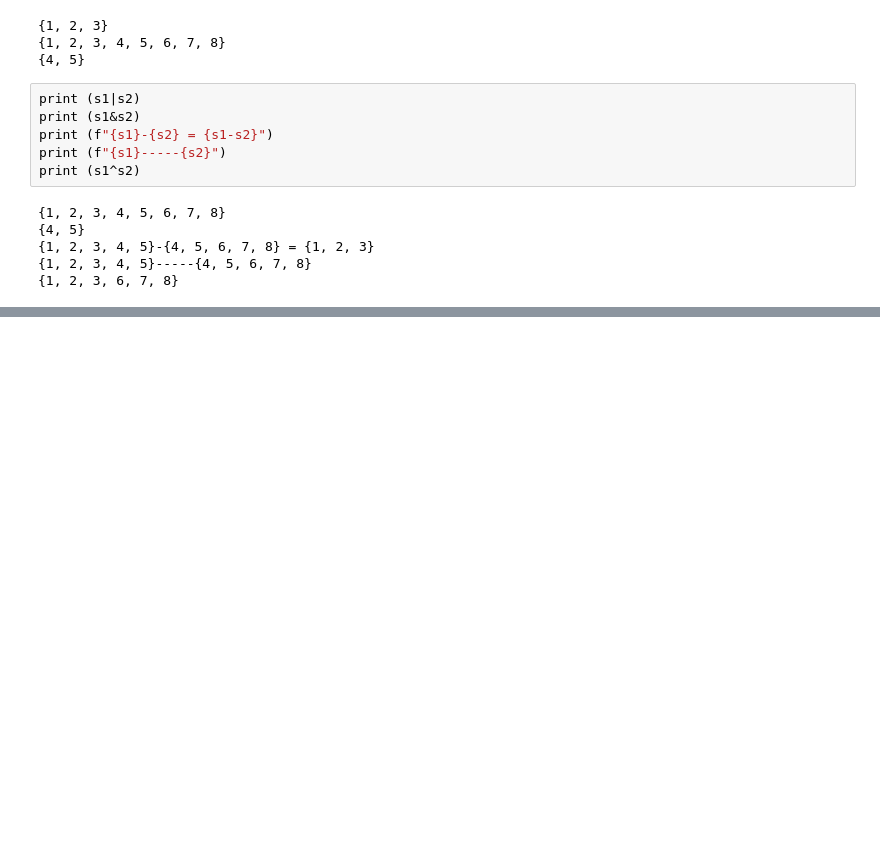
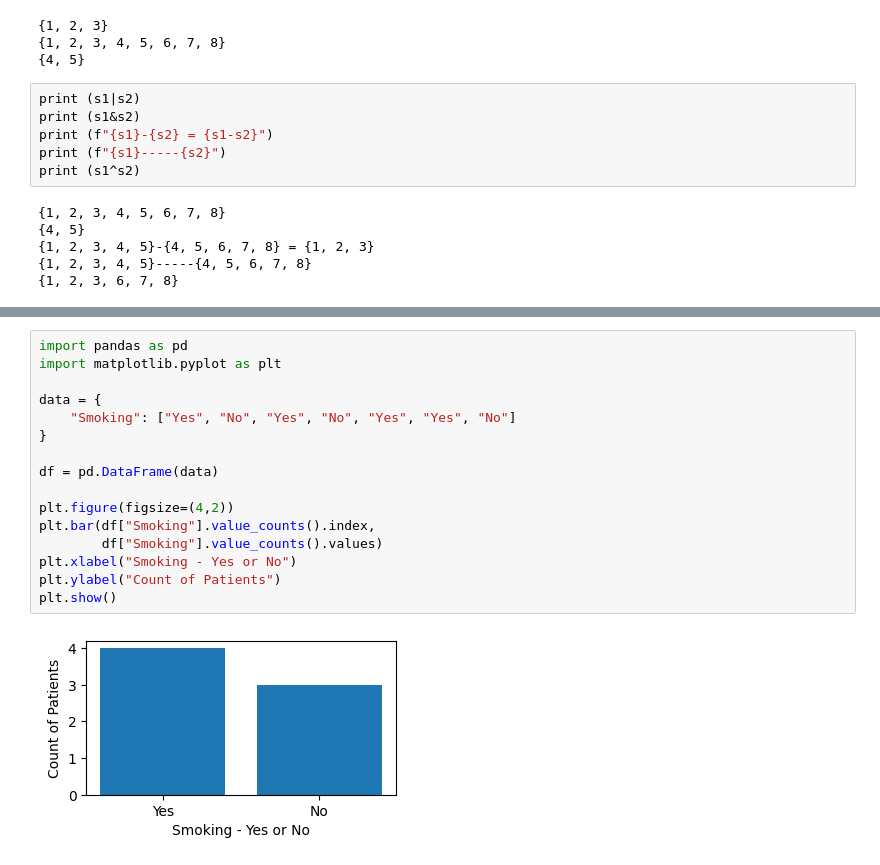
Before and after one commit to Sujay-Muramalla/DS_C247_Project, a Jupyter notebook: Practice_Jupyter.ipynb, the cells around one changed output, grey strips where cells are left out. Saved outputs shown, nothing was run; the diff lists cells and outputs as text; blank space fills up the shorter version.

```diff
--- a/Practice_Jupyter.ipynb
+++ b/Practice_Jupyter.ipynb
@@ -71,0 +73,18 @@ not found
+# %%
+import pandas as pd
+import matplotlib.pyplot as plt
+
+data = {
+    "Smoking": ["Yes", "No", "Yes", "No", "Yes", "Yes", "No"]
+}
+
+df = pd.DataFrame(data)
+
+plt.figure(figsize=(4,2))
+plt.bar(df["Smoking"].value_counts().index,
+        df["Smoking"].value_counts().values)
+plt.xlabel("Smoking - Yes or No")
+plt.ylabel("Count of Patients")
+plt.show()
+# %% [output]
+[figure, added]
```
Also changed, not shown: parts of 3 cells of this notebook, 4 other files.
